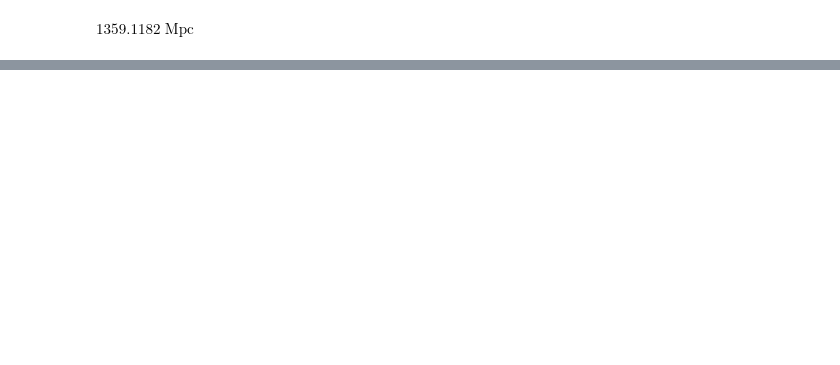
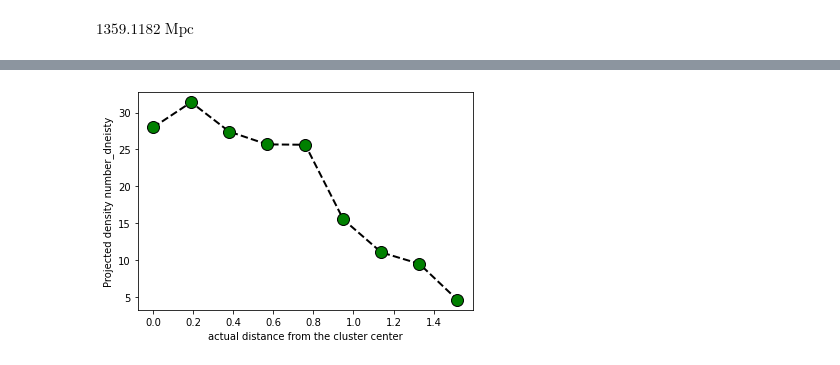
Before and after one commit to katul3767/Mass-of-galaxy-cluster, a Jupyter notebook: Simulation.ipynb, the cells around one changed output, grey strips where cells are left out. Cells and saved outputs as stored; diff of their text form; code cells hidden in the pictures; blank space fills up the shorter version.

```diff
--- a/Simulation.ipynb
+++ b/Simulation.ipynb
@@ -376,3 +277,10 @@ nu_all
+# %%
+plt.plot(rs,nu_all, color='black', linestyle='dashed', linewidth = 2, marker='o', markerfacecolor='green', markersize=12)
+plt.xlabel('actual distance from the cluster center')
+plt.ylabel('Projected density number_dneisty')
+plt.show()
+# %% [output]
+[figure, added]
 # %%
 plt.plot(dec,ra,color='black', linestyle='none', linewidth = 2, marker='.', markerfacecolor='blue', markersize=12)
 plt.xlabel('Dec')
```
Also changed, not shown: parts of 65 cells of this notebook.
